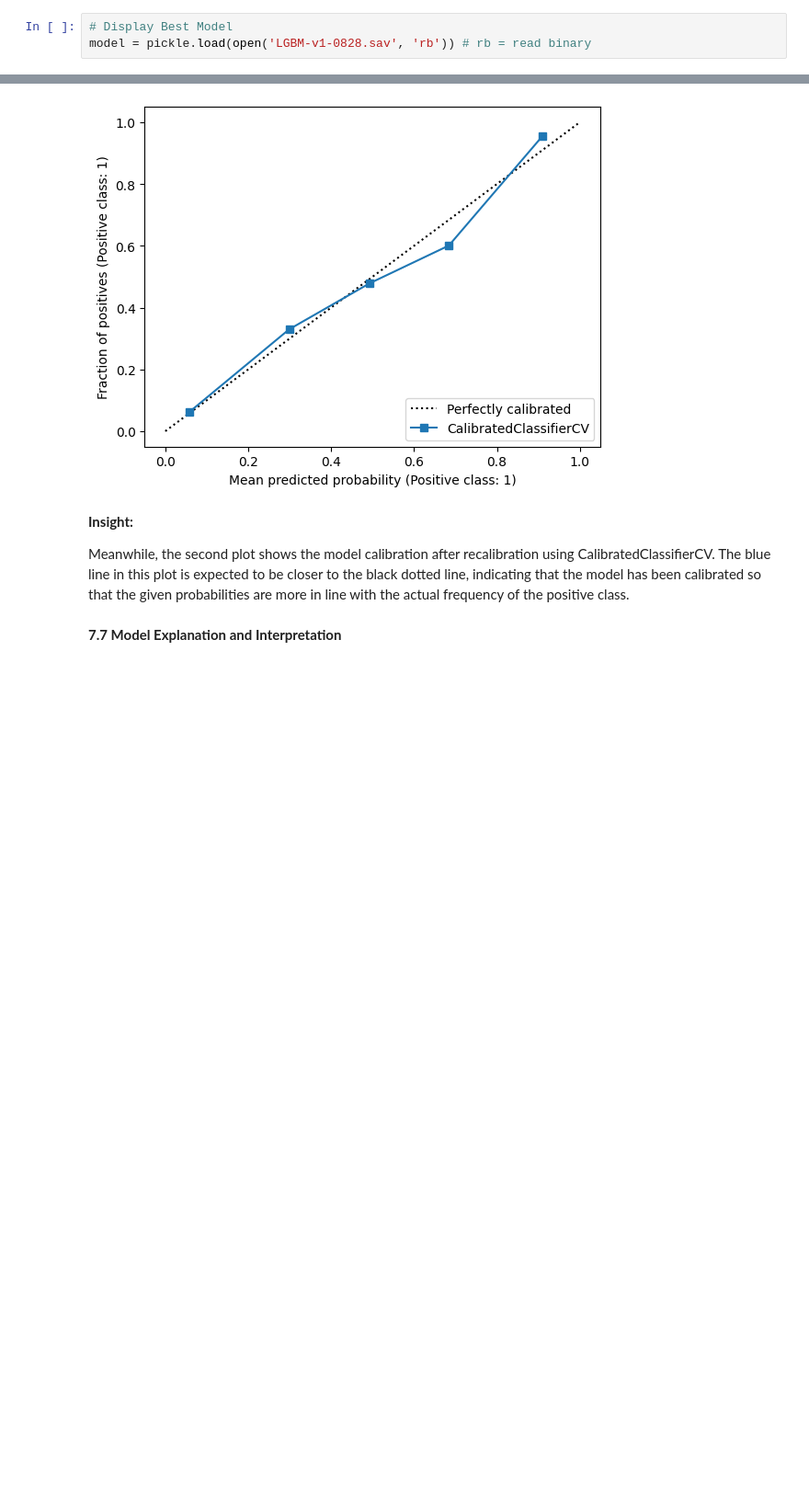
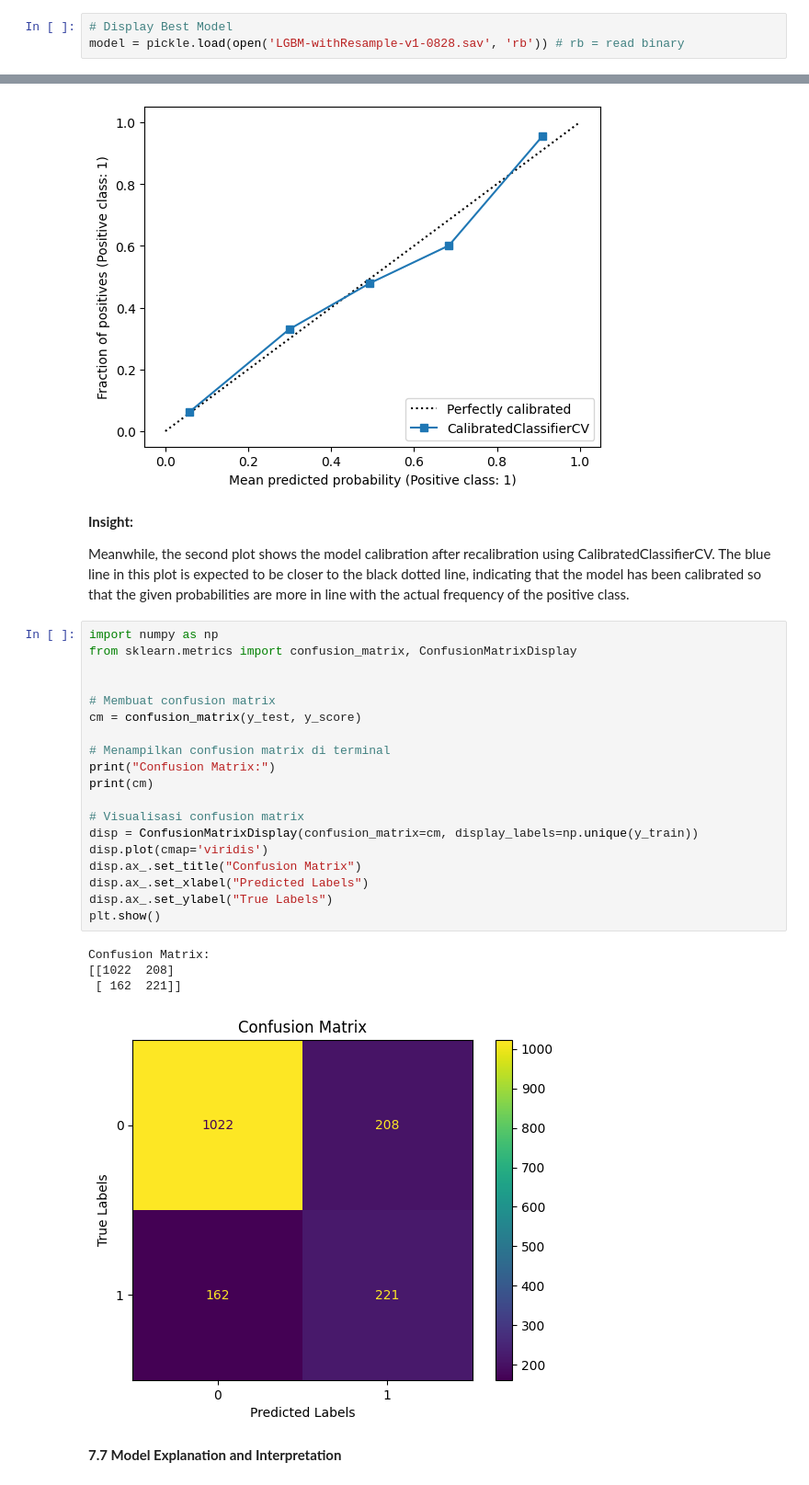
Before and after one commit to melinayu/Hotel-Booking-Demand-Project, a Jupyter notebook: notebooks/Hotel-Booking-Demand.ipynb, the cells around one changed output, grey strips where cells are left out. Shown at 92% size. Drawn from its saved outputs; the diff is of its cells as text; blank space fills up the shorter version.

```diff
--- a/notebooks/Hotel-Booking-Demand.ipynb
+++ b/notebooks/Hotel-Booking-Demand.ipynb
@@ -971,7 +955,7 @@ plt.show()
 [figure]
 # %%
 # Display Best Model
-model = pickle.load(open('LGBM-v1-0828.sav', 'rb')) # rb = read binary
+model = pickle.load(open('LGBM-withResample-v1-0828.sav', 'rb')) # rb = read binary
 # %%
 model
 # %% [output]
@@ -1352,6 +1378,30 @@ CalibrationDisplay.from_estimator(clf_calibrated, X_train, y_train)
 **Insight:**<br>
 
 Meanwhile, the second plot shows the model calibration after recalibration using CalibratedClassifierCV. The blue line in this plot is expected to be closer to the black dotted line, indicating that the model has been calibrated so that the given probabilities are more in line with the actual frequency of the positive class.
+# %%
+import numpy as np
+from sklearn.metrics import confusion_matrix, ConfusionMatrixDisplay
+
+
+# Membuat confusion matrix
+cm = confusion_matrix(y_test, y_score)
+
+# Menampilkan confusion matrix di terminal
+print("Confusion Matrix:")
+print(cm)
+
+# Visualisasi confusion matrix
+disp = ConfusionMatrixDisplay(confusion_matrix=cm, display_labels=np.unique(y_train))
+disp.plot(cmap='viridis')
+disp.ax_.set_title("Confusion Matrix")
+disp.ax_.set_xlabel("Predicted Labels")
+disp.ax_.set_ylabel("True Labels")
+plt.show()
+# %% [output]
+Confusion Matrix:
+[[1022  208]
+ [ 162  221]]
+[figure, added]
 # %% [markdown]
 **7.7 Model Explanation and Interpretation**
 # %% [markdown]
```
Also changed, not shown: parts of 21 cells of this notebook, 3 other files.
